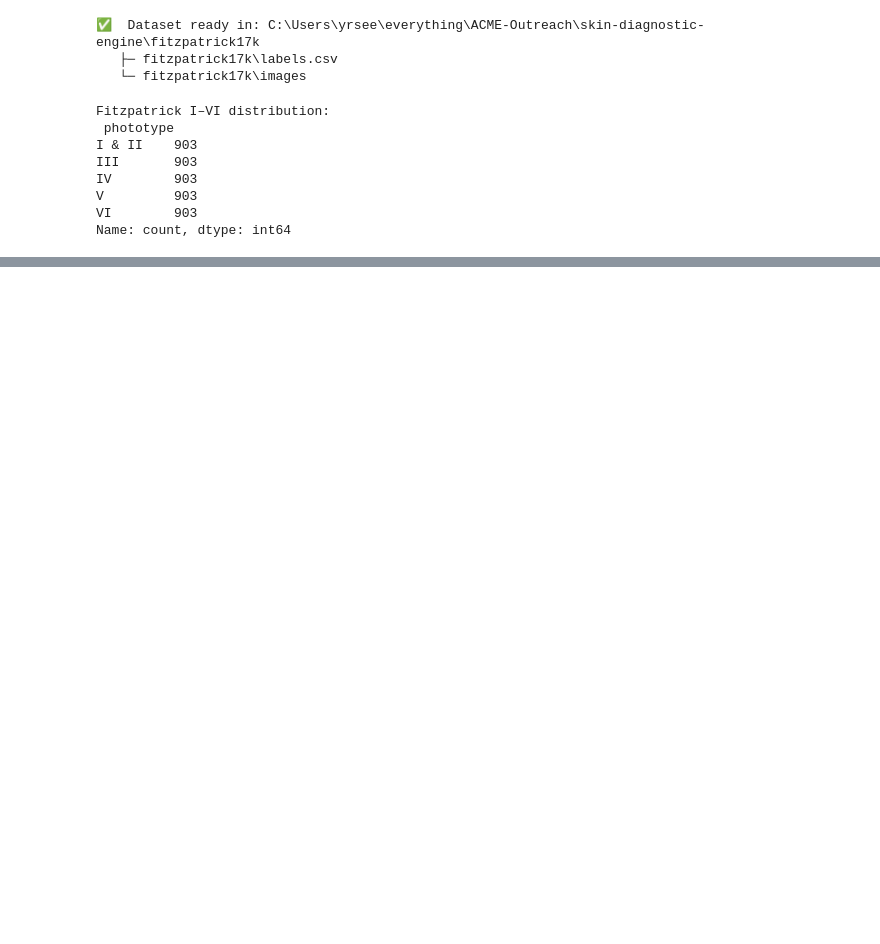
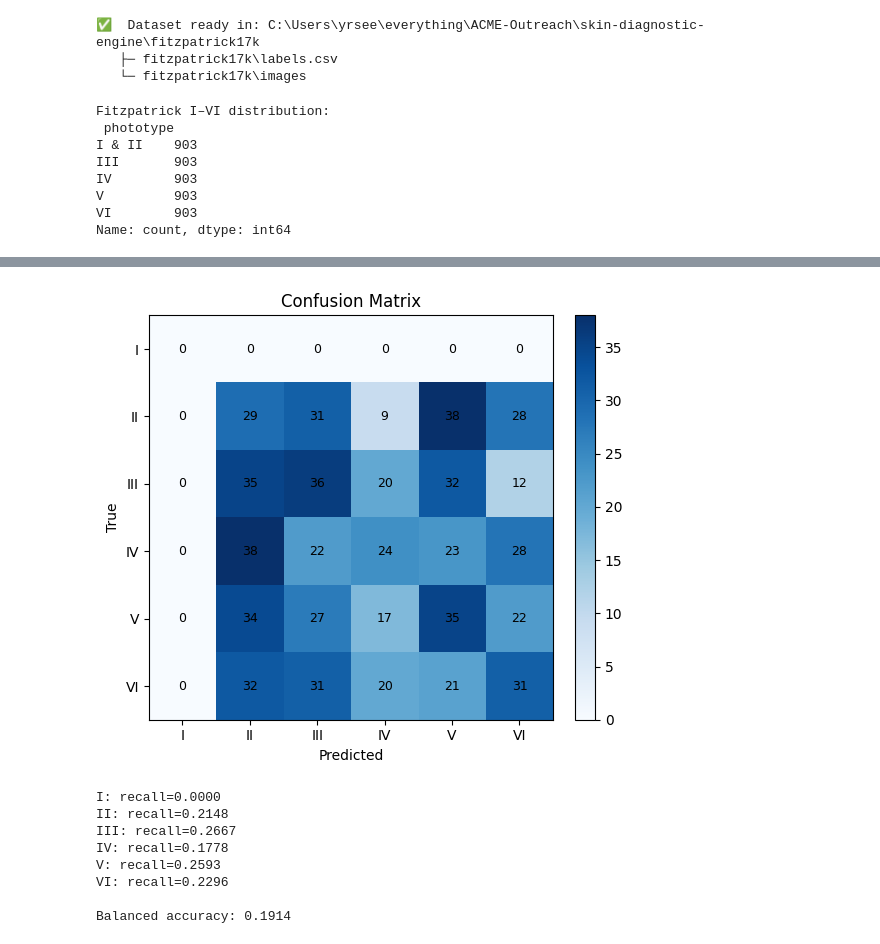
Before and after one commit to ACME-Outreach/ACME-setup-env, a Jupyter notebook: EDA-Fitzpatrick17k.ipynb, the cells around one changed output, grey strips where cells are left out. Drawn from its saved outputs; the diff is of its cells as text; code cells hidden in the pictures; blank space fills up the shorter version.

```diff
--- a/EDA-Fitzpatrick17k.ipynb
+++ b/EDA-Fitzpatrick17k.ipynb
@@ -74,0 +840,32 @@ Name: count, dtype: int64
+# %%
+import matplotlib.pyplot as plt
+import numpy as np
+
+cm = np.load(save_dir / "confmat_val.npy")
+classes = ["I","II","III","IV","V","VI"]
+
+fig, ax = plt.subplots(figsize=(6,5))
+im = ax.imshow(cm, cmap="Blues")
+ax.set_xticks(range(6)); ax.set_yticks(range(6))
+ax.set_xticklabels(classes); ax.set_yticklabels(classes)
+ax.set_xlabel("Predicted"); ax.set_ylabel("True"); ax.set_title("Confusion Matrix")
+for i in range(6):
+    for j in range(6):
+        ax.text(j, i, cm[i, j], ha="center", va="center", color="black", fontsize=9)
+fig.colorbar(im, ax=ax, fraction=0.046, pad=0.04)
+plt.tight_layout(); plt.show()
+
+per_class_recall = cm.diagonal() / np.clip(cm.sum(axis=1), 1, None)
+for c, r in zip(classes, per_class_recall):
+    print(f"{c}: recall={r:.4f}")
+print(f"\nBalanced accuracy: {per_class_recall.mean():.4f}")
+# %% [output]
+[figure, added]
+I: recall=0.0000
+II: recall=0.2148
+III: recall=0.2667
+IV: recall=0.1778
+V: recall=0.2593
+VI: recall=0.2296
+
+Balanced accuracy: 0.1914
```
Also changed, not shown: parts of 20 cells of this notebook.
